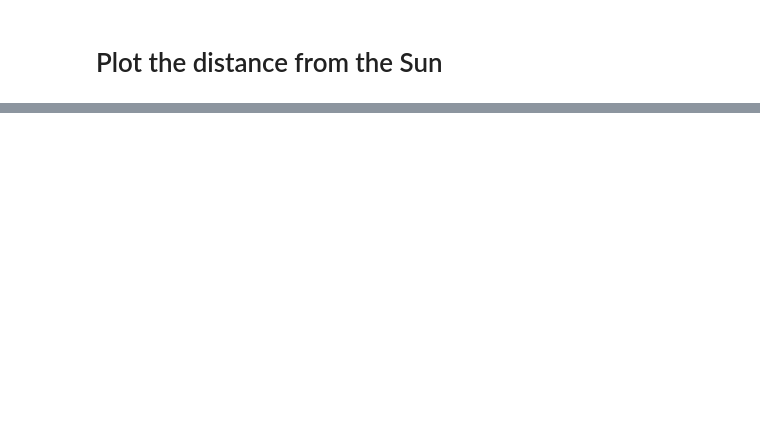
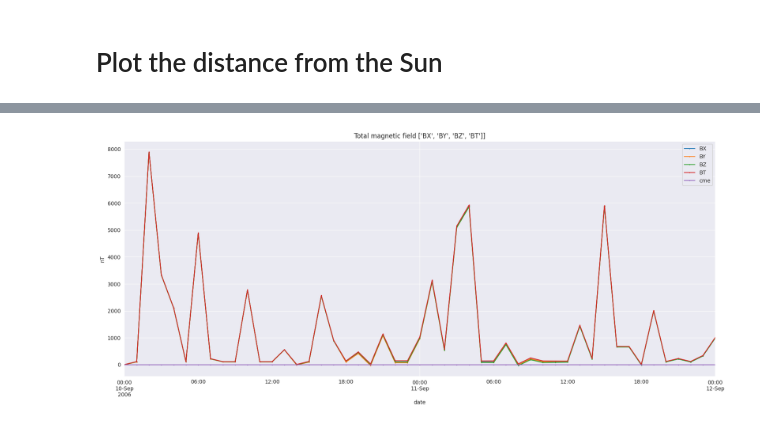
Before and after one commit to CS-433/ml-project-2-ml4esa, a Jupyter notebook: VEX_Magneto_Fetching.ipynb, the cells around one changed output, grey strips where cells are left out. Saved outputs shown, nothing was run; the diff lists cells and outputs as text; code cells hidden in the pictures; blank space fills up the shorter version.

Commit message:
begin new web scrapping for magneto VEX

```diff
--- a/VEX_Magneto_Fetching.ipynb
+++ b/VEX_Magneto_Fetching.ipynb
@@ -59,0 +62,7 @@ plt.show()
+# %%
+data_path = "DATA/VENUS_EXPRESS/"
+csv_file_path = data_path + "VEX_CME_date_time.csv"
+vex_boundary_df = pd.read_csv(csv_file_path)
+vex_boundary_df['start_time'] = pd.to_datetime(vex_boundary_df['start_time'])
+vex_boundary_df['end_time'] = pd.to_datetime(vex_boundary_df['end_time'])
+vex_boundary_df.head()
@@ -59,0 +76,22 @@ plt.show()
+# %%
+# Add cme column to magneto dataframe
+from datetime import datetime, timedelta
+
+# Set the year and day numbers
+year = 2006
+start_day = 253
+end_day = 255
+
+# Calculate the dates
+start_date = datetime(year, 1, 1) + timedelta(days=start_day - 1)
+end_date = datetime(year, 1, 1) + timedelta(days=end_day - 1)
+
+
+df = df.loc[start_date:end_date]
+m_name = ['BX', 'BY', 'BZ', 'BT']
+df[m_name][abs(df[m_name]) > 10000] = 0
+df['cme'] = 0
+value = df['BT'].max()
+for index, row in vex_boundary_df.iterrows():
+    df.loc[row['start_time']:row['end_time'], 'cme'] = value
+df.head()
@@ -59,0 +120,6 @@ plt.show()
+# %%
+# Plot the magnetic field with the CME events
+df[m_name + ['cme']].plot(figsize=(20, 8), marker='o', markersize=1, title= f"Total magnetic field {m_name}]", ylabel="nT")
+plt.show()
+# %% [output]
+[figure, added]
```
Also changed, not shown: parts of 7 cells of this notebook, 2 other files.
